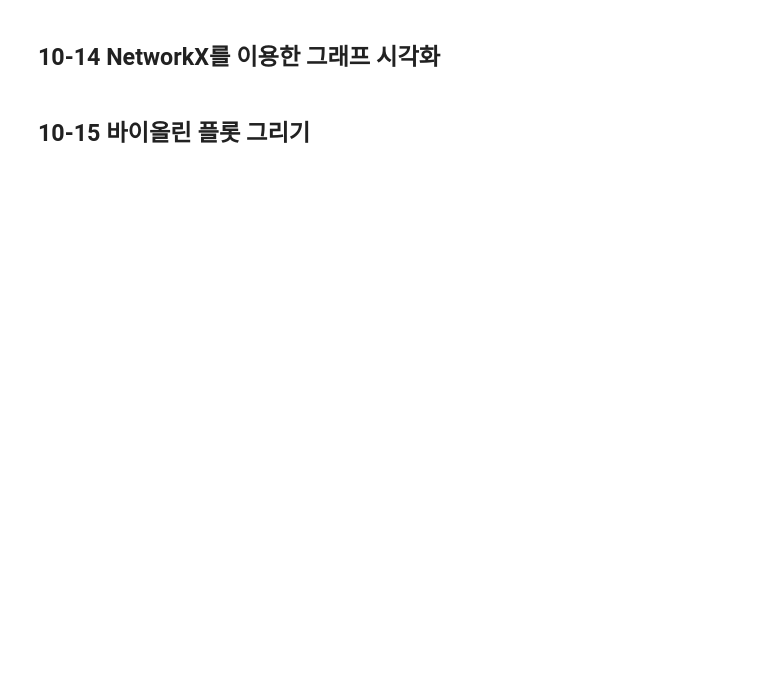
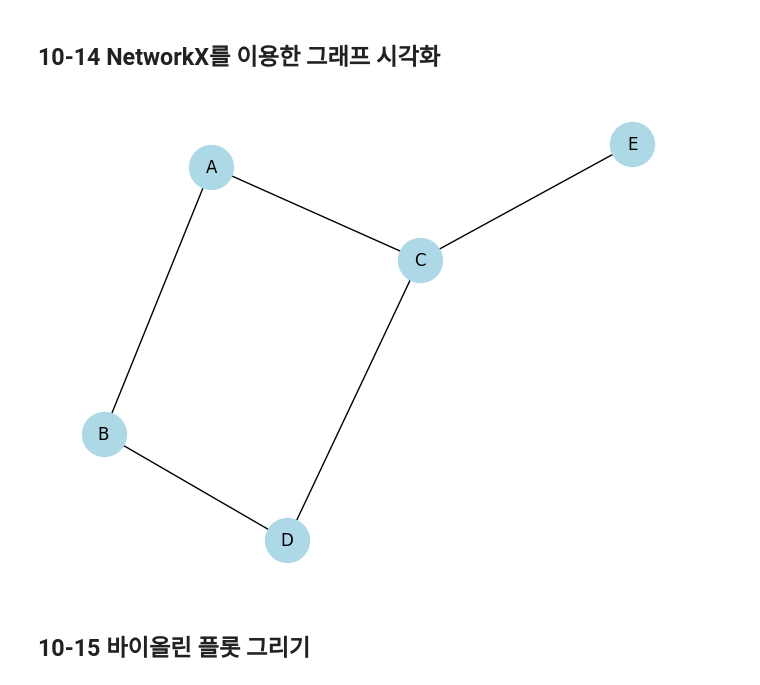
Before and after one commit to MinjiKim04/Data-Analysis-with-Open-Source, a Jupyter notebook: 오픈소스_데이터_분석_10강.ipynb, the cells around one changed output. Saved outputs shown, nothing was run; the diff lists cells and outputs as text; code cells hidden in the pictures; blank space fills up the shorter version.

```diff
--- a/오픈소스_데이터_분석_10강.ipynb
+++ b/오픈소스_데이터_분석_10강.ipynb
@@ -322,19 +330,22 @@ map
 # %%
 import networkx as nx
 import matplotlib.pyplot as plt
 
 ## 그래프 객체 생성
 G = nx.Graph()
 
 ## 노드(정점) 추가
 G.add_nodes_from(["A", "B", "C", "D", "E"])
 
 ## 엣지(간선) 추가
 G.add_edges_from([("A", "B"), ("A", "C"), ("B", "D"), ("C", "D"), ("C", "E")])
 
 ## 그래프 시각화
+nx.draw(G, with_labels=True, node_size=1000, node_color='lightblue')
 
 plt.show()
+# %% [output]
+[figure, added]
 # %% [markdown]
 ## 10-15 바이올린 플롯 그리기
 # %%
```
Also changed, not shown: parts of 11 cells of this notebook.
